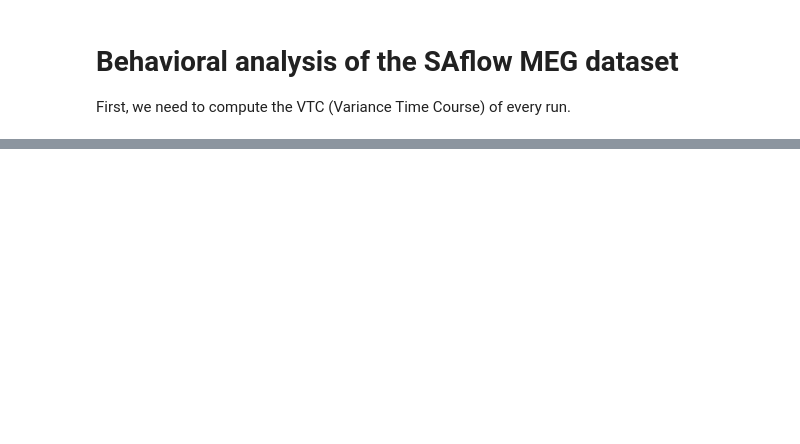
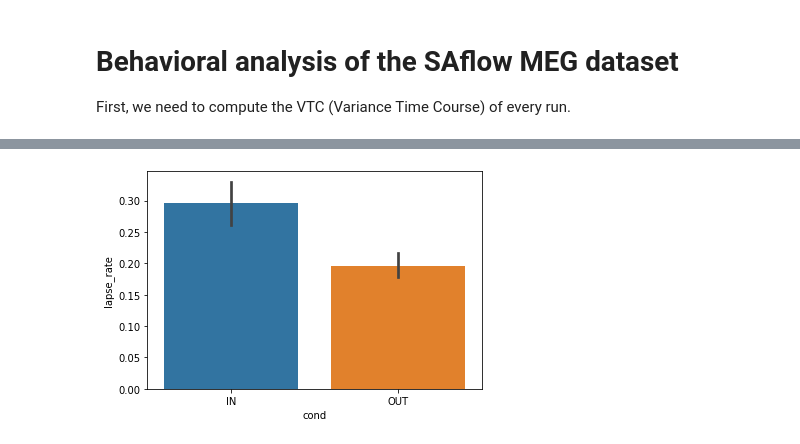
Before and after one commit to hyruuk/cc_saflow, a Jupyter notebook: notebooks/behavior_analysis.ipynb, the cells around one changed output, grey strips where cells are left out. Cells and saved outputs as stored; diff of their text form; code cells hidden in the pictures; blank space fills up the shorter version.

```diff
--- a/notebooks/behavior_analysis.ipynb
+++ b/notebooks/behavior_analysis.ipynb
@@ -161,0 +319,4 @@ VTC_filtered < np.quantile(VTC_filtered, 25/100)
+# %%
+ax = sns.barplot(x="cond", y="lapse_rate", data=plot_df)
+# %% [output]
+[figure, added]
```
Also changed, not shown: parts of 18 cells of this notebook.
